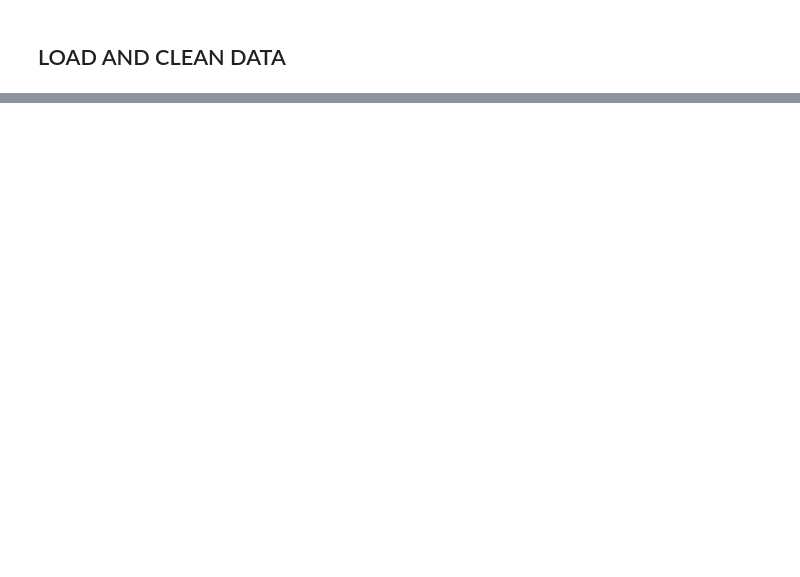
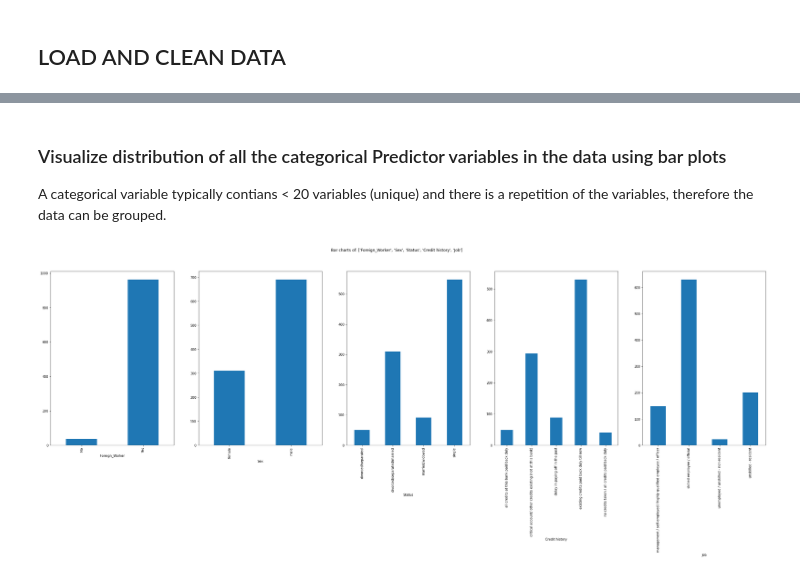
Before and after one commit to Peter5793/Python_coding, a Jupyter notebook: Insurance_Case_Study/Insurance_CaseStudy.ipynb, the cells around one changed output, grey strips where cells are left out. Saved outputs shown, nothing was run; the diff lists cells and outputs as text; code cells hidden in the pictures; blank space fills up the shorter version.

Commit message:
place additional feature engineering data

```diff
--- a/Insurance_Case_Study/Insurance_CaseStudy.ipynb
+++ b/Insurance_Case_Study/Insurance_CaseStudy.ipynb
@@ -85,0 +327,5 @@ array(['good', 'bad'], dtype=object)
+# %%
+# split the column
+df[['Sex', 'Status']] = df['Personal status and sex'].str.split(' ', 1, expand = True)
+# %%
+df['Status'] = df['Status'].astype(str).str.replace(r")",'')
@@ -85,0 +342,5 @@ array(['good', 'bad'], dtype=object)
+# %%
+# dropping columns that will not be used
+column_drop = ['ID','Purpose','Personal status and sex']
+df_new = df.drop(column_drop, axis = 1)
+df_new.head()
@@ -85,0 +354,18 @@ array(['good', 'bad'], dtype=object)
+# %% [markdown]
+### Visualize distribution of all the categorical Predictor variables in the data using bar plots
+A categorical variable typically contians < 20 variables (unique) and there is a repetition of the variables, therefore the data can be grouped.
+# %%
+# define a function that will print the data in subplots
+def PlotBar(inData, colsToPlot):
+    # Generating multiple subplots
+    fig, subPlot=plt.subplots(nrows=1, ncols=len(colsToPlot), figsize=(40,10))
+
+    fig.suptitle('Bar charts of: '+ str(colsToPlot))
+
+    for colName, plotNumber in zip(colsToPlot, range(len(colsToPlot))):
+        inData.groupby(colName).size().plot(kind='bar',ax=subPlot[plotNumber])
+# %%
+PlotBar(inData=df_new, colsToPlot=['Foreign_Worker','Sex','Status','Credit history'
+                                  ,'Job'])
+# %% [output]
+[figure, added]
```
Also changed, not shown: parts of 39 cells of this notebook.
